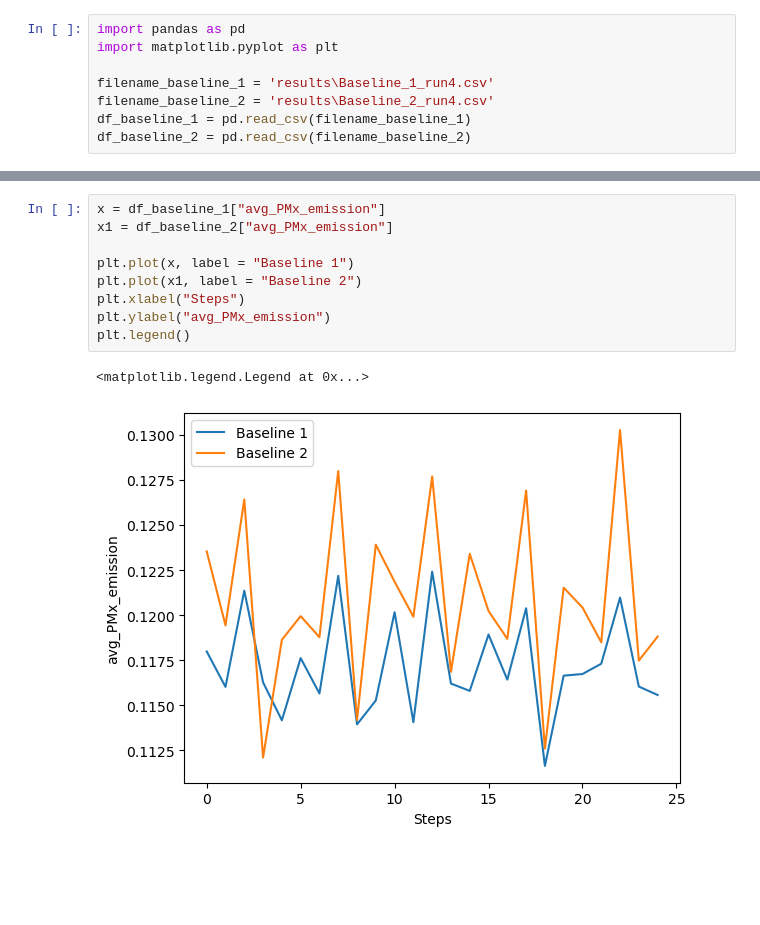
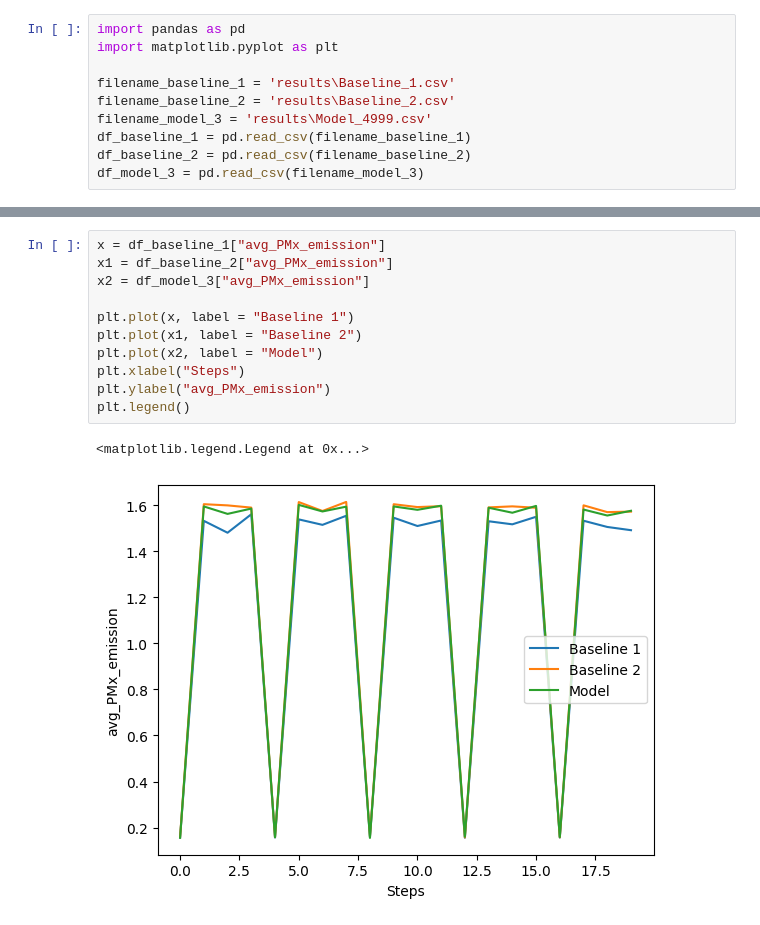
Before and after one commit to ethz-coss/fairlane, a Jupyter notebook: GeneratePlotsForPaper.ipynb, the cells around one changed output, grey strips where cells are left out. Drawn from its saved outputs; the diff is of its cells as text; blank space fills up the shorter version.

```diff
--- a/GeneratePlotsForPaper.ipynb
+++ b/GeneratePlotsForPaper.ipynb
@@ -2,10 +2,12 @@
 import pandas as pd
 import matplotlib.pyplot as plt
 
-filename_baseline_1 = 'results\Baseline_1_run4.csv'
-filename_baseline_2 = 'results\Baseline_2_run4.csv'
+filename_baseline_1 = 'results\Baseline_1.csv'
+filename_baseline_2 = 'results\Baseline_2.csv'
+filename_model_3 = 'results\Model_4999.csv'
 df_baseline_1 = pd.read_csv(filename_baseline_1)
 df_baseline_2 = pd.read_csv(filename_baseline_2)
+df_model_3 = pd.read_csv(filename_model_3)
 # %%
 x = df_baseline_1["avg_delay_RL"]
 x1 = df_baseline_1["avg_delay_NPC"]
@@ -93,15 +105,17 @@ plt.legend()
 # %%
 x = df_baseline_1["avg_PMx_emission"]
 x1 = df_baseline_2["avg_PMx_emission"]
+x2 = df_model_3["avg_PMx_emission"]
 
 plt.plot(x, label = "Baseline 1")
 plt.plot(x1, label = "Baseline 2")
+plt.plot(x2, label = "Model")
 plt.xlabel("Steps")
 plt.ylabel("avg_PMx_emission")
 plt.legend()
 # %% [output]
 <matplotlib.legend.Legend at 0x...>
-[figure, old version]
+[figure, new version]
 # %%
 import pandas as pd
 import matplotlib.pyplot as plt
```
Also changed, not shown: parts of 8 cells of this notebook, 9 other files.
